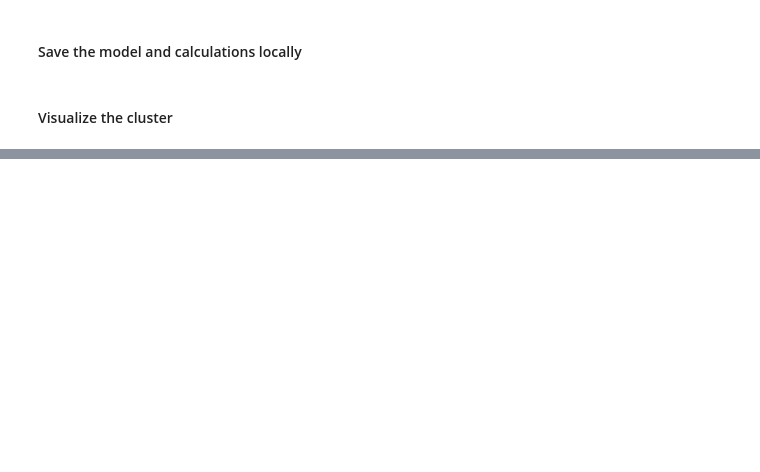
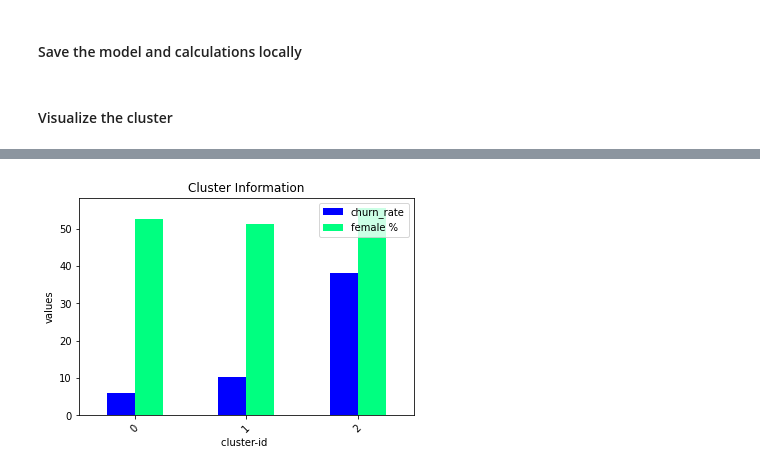
Before and after one commit to PragatiKhadka/churn_prediction, a Jupyter notebook: Clustering.ipynb, the cells around one changed output, grey strips where cells are left out. Drawn from its saved outputs; the diff is of its cells as text; code cells hidden in the pictures; blank space fills up the shorter version.

Commit message:
add css to result.html and comparison of the cluster

```diff
--- a/Clustering.ipynb
+++ b/Clustering.ipynb
@@ -186,0 +267,19 @@ plt.show()
+# %%
+# Comparison of the clusters
+
+df_churn = pd.read_json(".\data\churn_rate_info.json", orient="index")
+df_churn.columns = ['churn_rate']
+df_gender = pd.read_json(".\data\gender_info.json", orient="index")
+df_gender.columns = ['female %']
+df = pd.concat([df_churn, df_gender], axis=1)
+
+# plot the results
+ax = df.plot(kind='bar',stacked = False, colormap = 'winter')
+plt.xticks(rotation = 45)
+plt.xlabel('cluster-id ')
+plt.ylabel('values')
+plt.title('Cluster Information')
+# df.plot.bar()
+plt.show()
+# %% [output]
+[figure, added]
```
Also changed, not shown: parts of 12 cells of this notebook, 1 other file.
